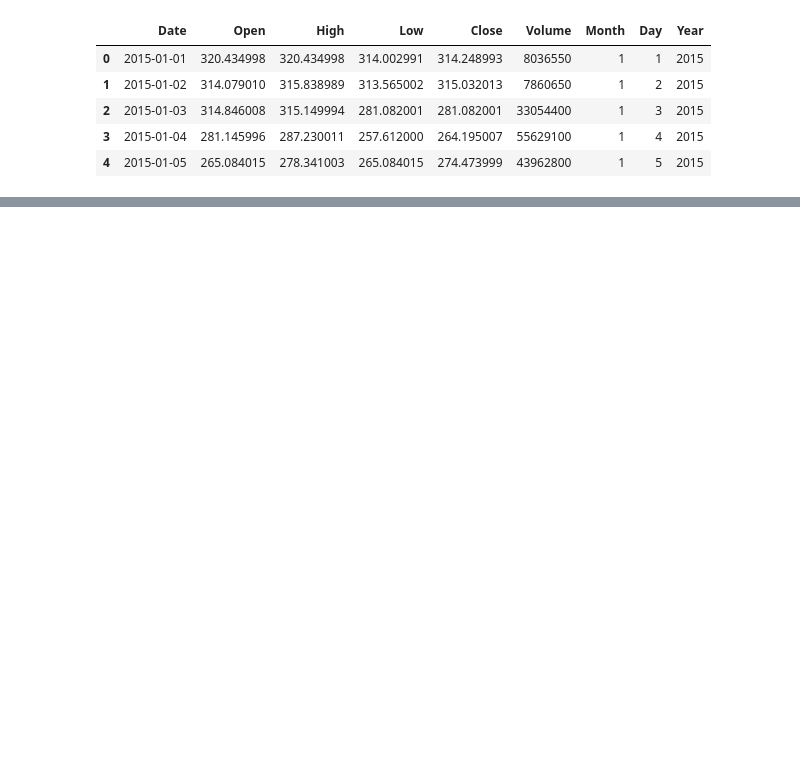
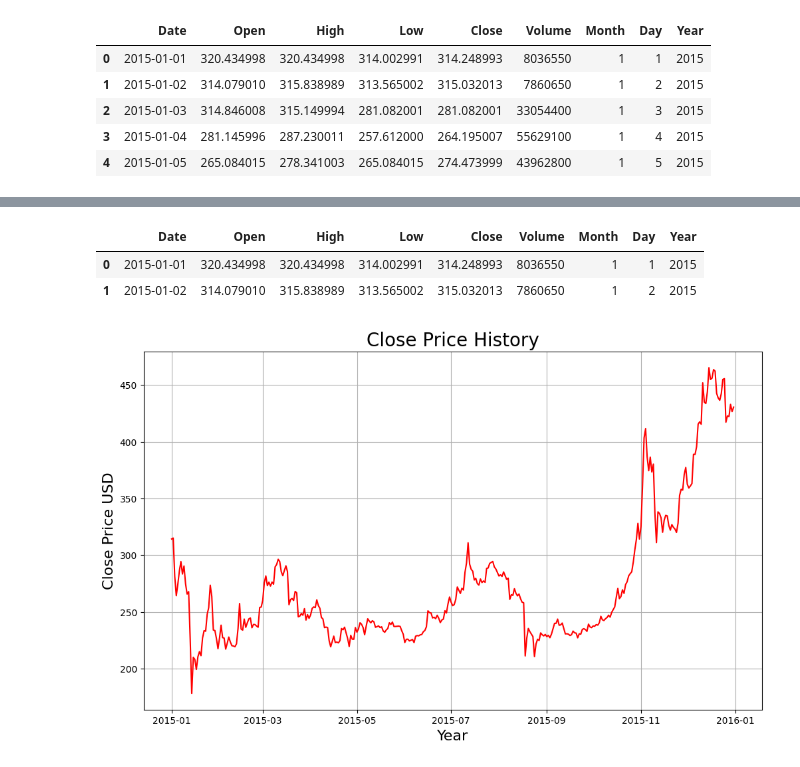
Before and after one commit to asif851/Bitcoin-Price-Prediction, a Jupyter notebook: analysis.ipynb, the cells around one changed output, grey strips where cells are left out. Cells and saved outputs as stored; diff of their text form; code cells hidden in the pictures; blank space fills up the shorter version.

```diff
--- a/analysis.ipynb
+++ b/analysis.ipynb
@@ -90,0 +142,17 @@ df.head()
+# %%
+df_2015.head(2)
+# %% [output]
+|  | Date | Open | High | Low | Close | Volume | Month | Day | Year |
+| 0 | 2015-01-01 | 320.434998 | 320.434998 | 314.002991 | 314.248993 | 8036550 | 1 | 1 | 2015 |
+| 1 | 2015-01-02 | 314.079010 | 315.838989 | 313.565002 | 315.032013 | 7860650 | 1 | 2 | 2015 |
+# %%
+#plotting the data
+plt.figure(figsize=(12,7))
+plt.title('Close Price History',fontsize=20)
+plt.plot(df_2015['Date'],df_2015['Close'], color='r')
+plt.xlabel('Year', fontsize=16)
+plt.ylabel('Close Price USD', fontsize = 16)
+plt.grid(True)
+plt.show()
+# %% [output]
+[figure, added]
```
Also changed, not shown: parts of 6 cells of this notebook.
